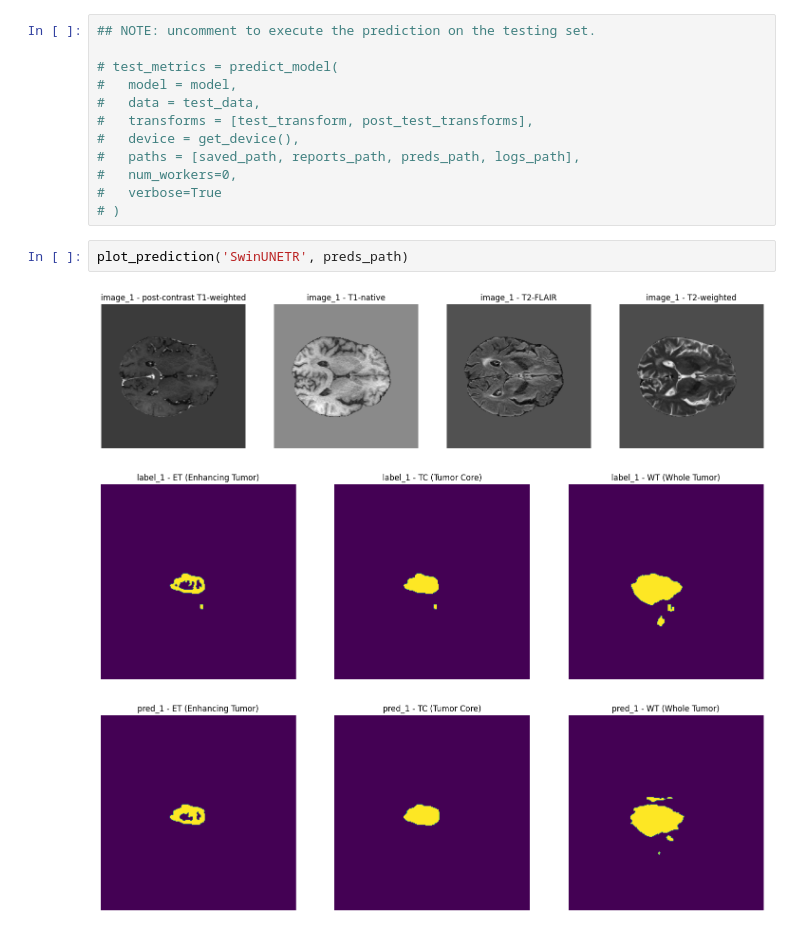
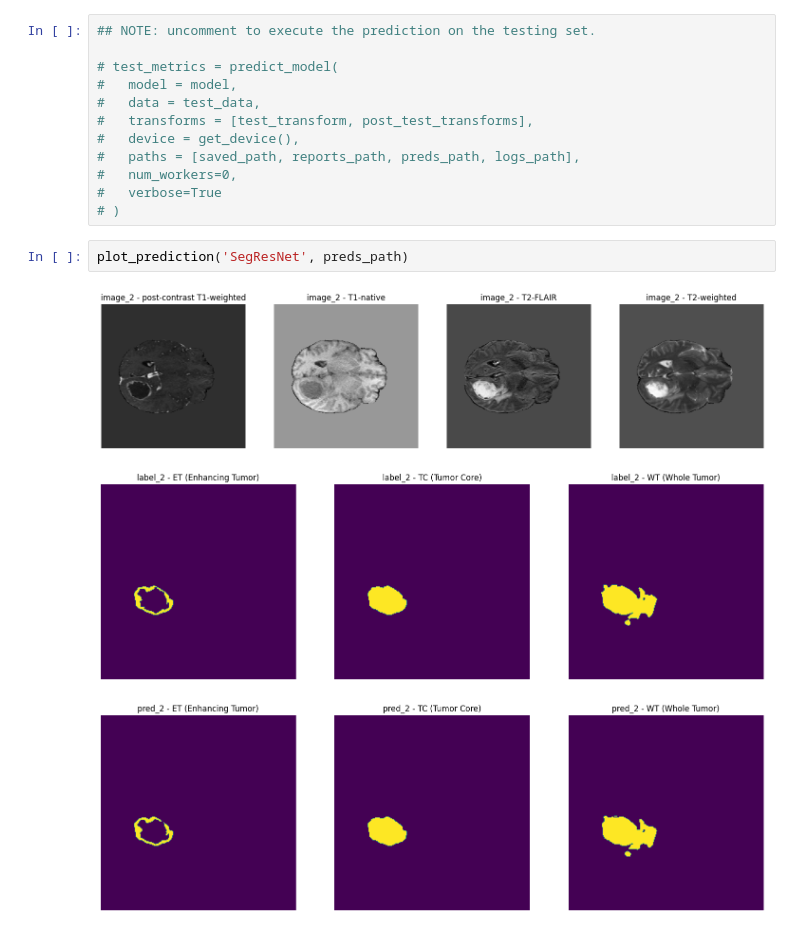
Before and after one commit to albertovalerio/brain-tumor-segmentation-with-explainability, a Jupyter notebook: notebooks/2-training.ipynb, the cells around one changed output. Cells and saved outputs as stored; diff of their text form.

```diff
--- a/notebooks/2-training.ipynb
+++ b/notebooks/2-training.ipynb
@@ -160,11 +160,11 @@ plot_training_values(model_name='SegResNet', folder=reports_path)
 #	verbose=True
 # )
 # %%
-plot_prediction('SwinUNETR', preds_path)
+plot_prediction('SegResNet', preds_path)
 # %% [output]
-[figure, old version]
+[figure, new version]
-[figure, old version]
+[figure, new version]
-[figure, old version]
+[figure, new version]
 # %%
 plot_results(reports_path)
 # %% [output]
```
Also changed, not shown: parts of 7 cells of this notebook, 18 other files.
